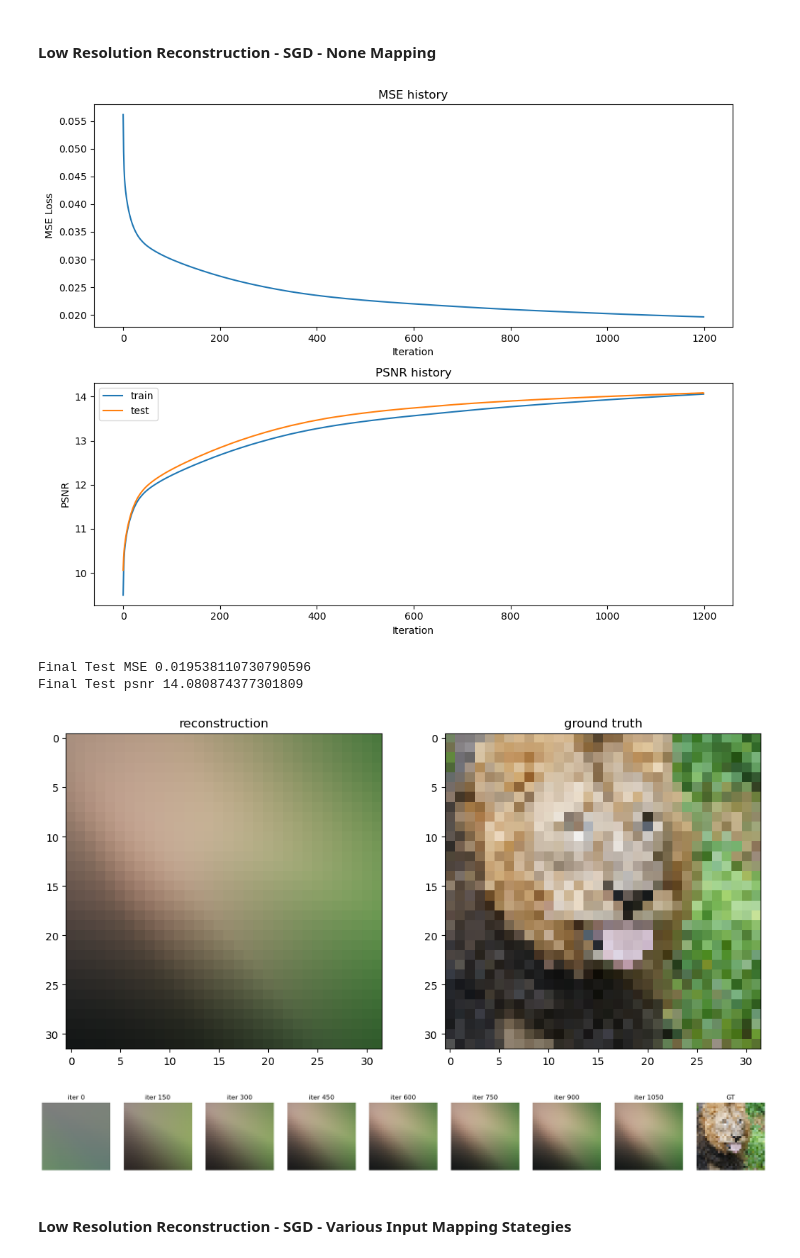
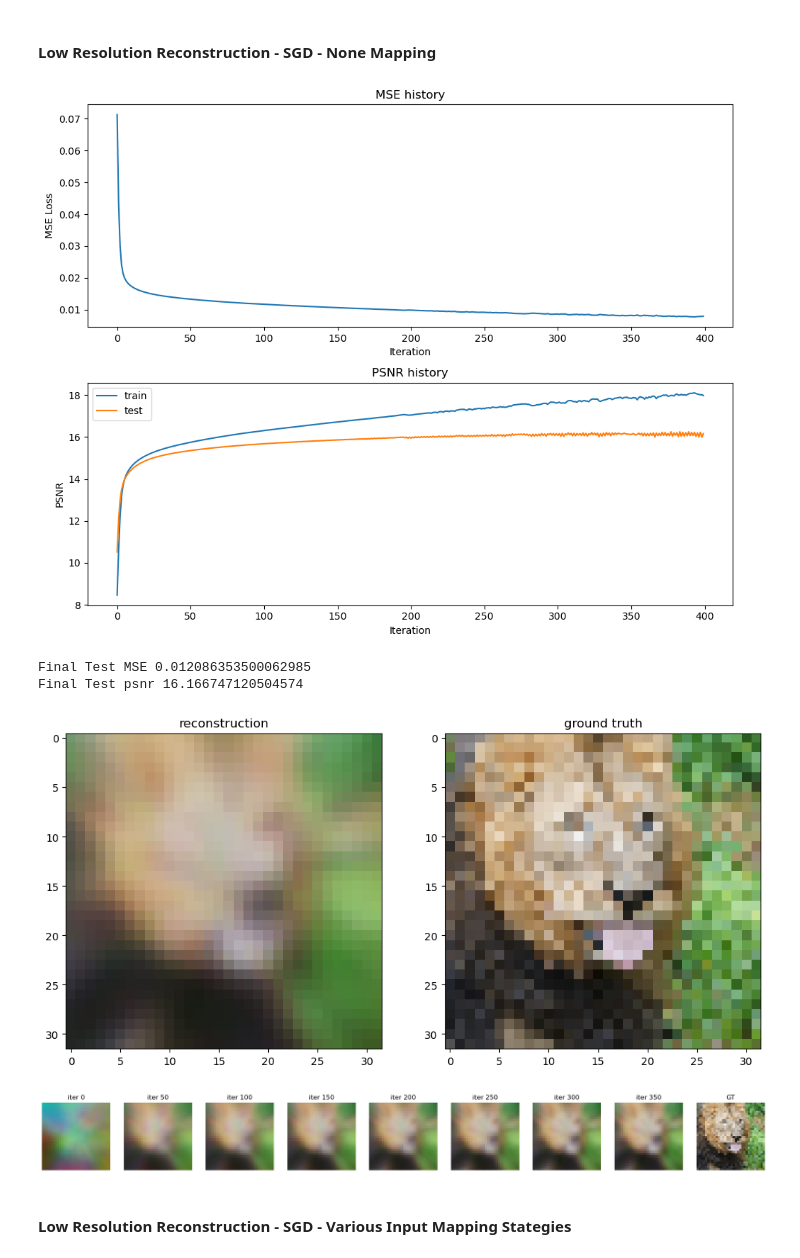
Before and after one commit to parisvacation/CS444, a Jupyter notebook: assignment2/neural_network.ipynb, the cells around one changed output. Cells and saved outputs as stored; diff of their text form; code cells hidden in the pictures.

```diff
--- a/assignment2/neural_network.ipynb
+++ b/assignment2/neural_network.ipynb
@@ -147,9 +147,9 @@ Some suggested hyperparameter choices to help you start
 # %%
 # TODO: Set the hyperparameters
 num_layers = 4
-hidden_size = 256
-epochs = 1200
-learning_rate = 3e-1
+hidden_size = 128
+epochs = 3000
+learning_rate = 0.01
 # input_size = 2
 output_size = 3
 B_dict = get_B_dict(size)
@@ -162,6 +162,21 @@ B_dict items:
          none ()
          basic (2, 2)
          gauss_1.0 (16, 2)
+# %%
+# set hyperparameters for low resolution
+hidden_size_low = 512
+epochs_low = 400
+learning_rate_low = 0.1
+
+# set hyperparameters for high resolution
+hidden_size_high = 256
+epochs_high = 3000
+learning_rate_high = 0.1
+
+# set hyperparameters for choice
+hidden_size_choice = 256
+epochs_choice = 3000
+learning_rate_choice = 0.1
 # %%
 # Apply the input feature mapping to the train and test data - already done for you
 def get_input_features(B_dict, mapping):
@@ -351,25 +366,26 @@ def NN_experiment(X_train, y_train, X_test, y_test, input_size, num_layers,\
 # %%
 # get input features
 # TODO implement this by using the get_B_dict() and get_input_features() helper functions
 X_train, y_train, X_test, y_test = get_input_features(B_dict, "none")
 opt = "SGD"
 
+
 # run NN experiment on input features
 # TODO implement by using the NN_experiment() helper function
 net, train_psnr, test_psnr, train_loss, predicted_images = NN_experiment(X_train, y_train, X_test, y_test, \
-                                                                         X_train.shape[1], num_layers, hidden_size, \
-                                                                         output_size, epochs, learning_rate, opt)
+                                                                         X_train.shape[1], num_layers, hidden_size_low, \
+                                                                         output_size, epochs_low, learning_rate_low, opt)
 
 # plot results of experiment
 plot_training_curves(train_loss, train_psnr, test_psnr)
 plot_reconstruction(net.forward(X_test), y_test)
 plot_reconstruction_progress(predicted_images, y_test)
 # %% [output]
-[figure, old version]
+[figure, new version]
-Final Test MSE 0.019538110730790596
-Final Test psnr 14.080874377301809
+Final Test MSE 0.012086353500062985
+Final Test psnr 16.166747120504574
-[figure, old version]
+[figure, new version]
-[figure, old version]
+[figure, new version]
 # %% [markdown]
 #### Low Resolution Reconstruction - SGD - Various Input Mapping Stategies
 # %%
```
Also changed, not shown: parts of 19 cells of this notebook, 1 other file.
